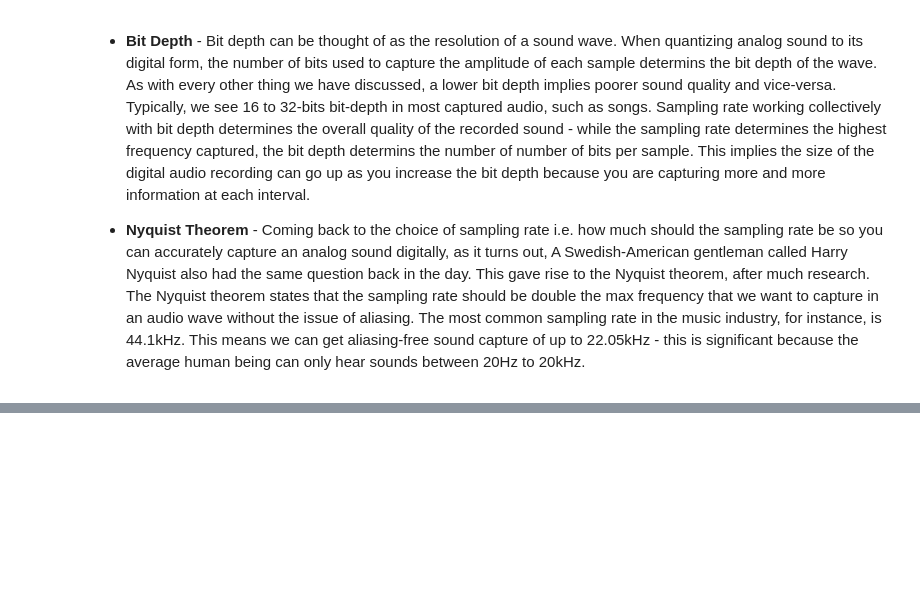
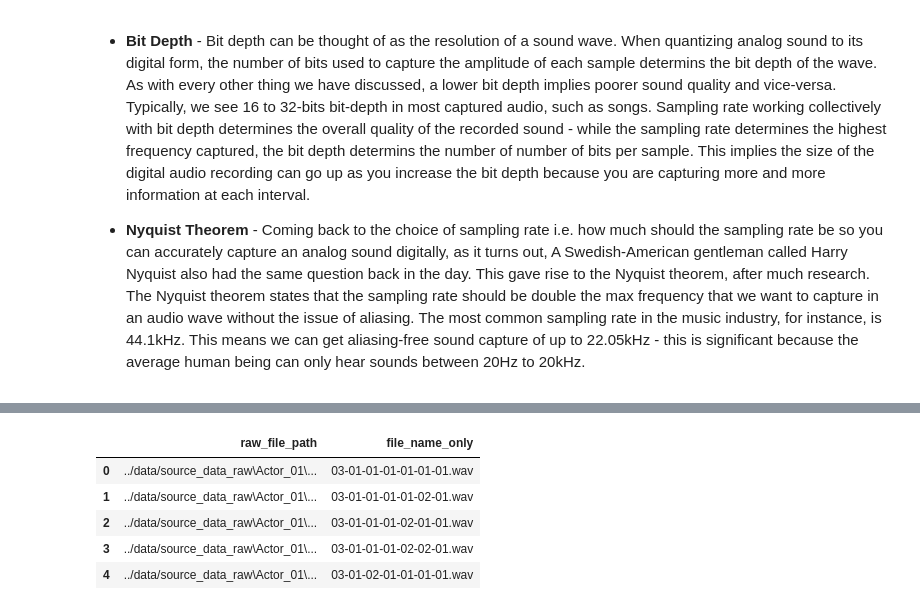
Before and after one commit to Aritra96/rvdess_audio_classification, a Jupyter notebook: dev/ravdess_eda.ipynb, the cells around one changed output, grey strips where cells are left out. Cells and saved outputs as stored; diff of their text form; code cells hidden in the pictures; blank space fills up the shorter version.

```diff
--- a/dev/ravdess_eda.ipynb
+++ b/dev/ravdess_eda.ipynb
@@ -121,0 +134,4 @@ You see, the way we used to capture sound is known as "analog" sound capturing -
+# %%
+# Let's convert this list into a dataframe with one column - the file path with the file name and extension
+
+full_ravdess_df = pd.DataFrame(audio_full_set, columns=["raw_file_path"])
@@ -121,0 +142,4 @@ You see, the way we used to capture sound is known as "analog" sound capturing -
+# %%
+pd.options.display.max_colwidth = 58
+
+full_ravdess_df.head()
@@ -121,0 +173,11 @@ You see, the way we used to capture sound is known as "analog" sound capturing -
+# %%
+full_ravdess_df["file_name_only"] = full_ravdess_df["raw_file_path"].str[-24:]
+
+full_ravdess_df.head()
+# %% [output]
+|  | raw_file_path | file_name_only |
+| 0 | ../data/source_data_raw\Actor_01\... | 03-01-01-01-01-01-01.wav |
+| 1 | ../data/source_data_raw\Actor_01\... | 03-01-01-01-01-02-01.wav |
+| 2 | ../data/source_data_raw\Actor_01\... | 03-01-01-01-02-01-01.wav |
+| 3 | ../data/source_data_raw\Actor_01\... | 03-01-01-01-02-02-01.wav |
+| 4 | ../data/source_data_raw\Actor_01\... | 03-01-02-01-01-01-01.wav |
```
Also changed, not shown: parts of 9 cells of this notebook.
